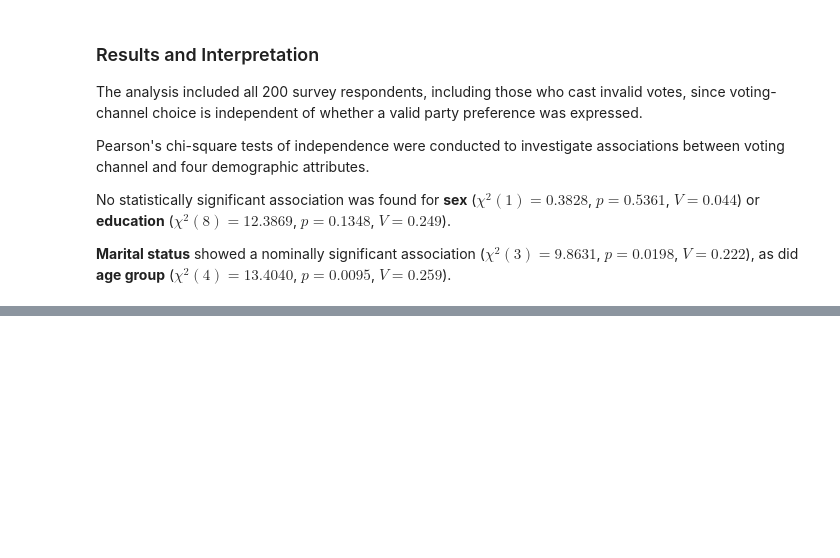
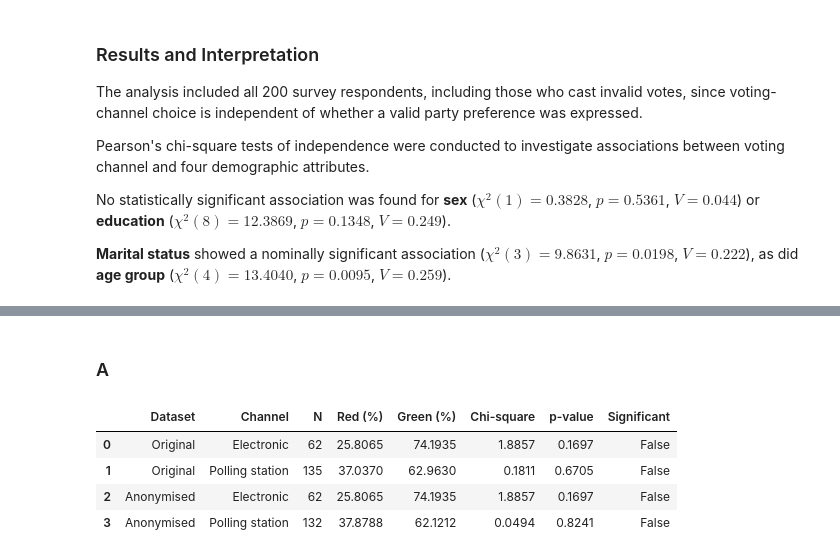
Before and after one commit to askeneye/SecurityPrivacy_FinalProject, a Jupyter notebook: notebooks/eda_analysis.ipynb, the cells around one changed output, grey strips where cells are left out. Cells and saved outputs as stored; diff of their text form; code cells hidden in the pictures; blank space fills up the shorter version.

```diff
--- a/notebooks/eda_analysis.ipynb
+++ b/notebooks/eda_analysis.ipynb
@@ -1190,0 +1242,60 @@ No statistically significant association was found for **sex** ($\chi^2(1)=0.382
+# %% [markdown]
+### A
+# %%
+datasets = {
+    "Original": private_data,
+    "Anonymised": anonymised_data
+}
+
+results_A_comparison = []
+
+for dataset_name, df in datasets.items():
+    for channel, proportions in [
+        (1, online_proportions),
+        (0, paper_proportions)
+    ]:
+        channel_name = (
+            "Electronic" if channel == 1
+            else "Polling station"
+        )
+
+        observed = (
+            df.loc[
+                (df["evote"] == channel)
+                & (df["party"].isin(["Red", "Green"])),
+                "party"
+            ]
+            .value_counts()
+            .reindex(["Red", "Green"], fill_value=0)
+        )
+
+        expected = (
+            proportions.reindex(["Red", "Green"])
+            * observed.sum()
+        )
+
+        chi2, p = chisquare(
+            f_obs=observed,
+            f_exp=expected
+        )
+
+        results_A_comparison.append({
+            "Dataset": dataset_name,
+            "Channel": channel_name,
+            "N": observed.sum(),
+            "Red (%)": 100 * observed["Red"] / observed.sum(),
+            "Green (%)": 100 * observed["Green"] / observed.sum(),
+            "Chi-square": chi2,
+            "p-value": p,
+            "Significant": p < 0.05
+        })
+
+results_A_comparison = pd.DataFrame(results_A_comparison)
+
+display(results_A_comparison.round(4))
+# %% [output]
+|  | Dataset | Channel | N | Red (%) | Green (%) | Chi-square | p-value | Significant |
+| 0 | Original | Electronic | 62 | 25.8065 | 74.1935 | 1.8857 | 0.1697 | False |
+| 1 | Original | Polling station | 135 | 37.0370 | 62.9630 | 0.1811 | 0.6705 | False |
+| 2 | Anonymised | Electronic | 62 | 25.8065 | 74.1935 | 1.8857 | 0.1697 | False |
+| 3 | Anonymised | Polling station | 132 | 37.8788 | 62.1212 | 0.0494 | 0.8241 | False |
```
Also changed, not shown: parts of 19 cells of this notebook.
